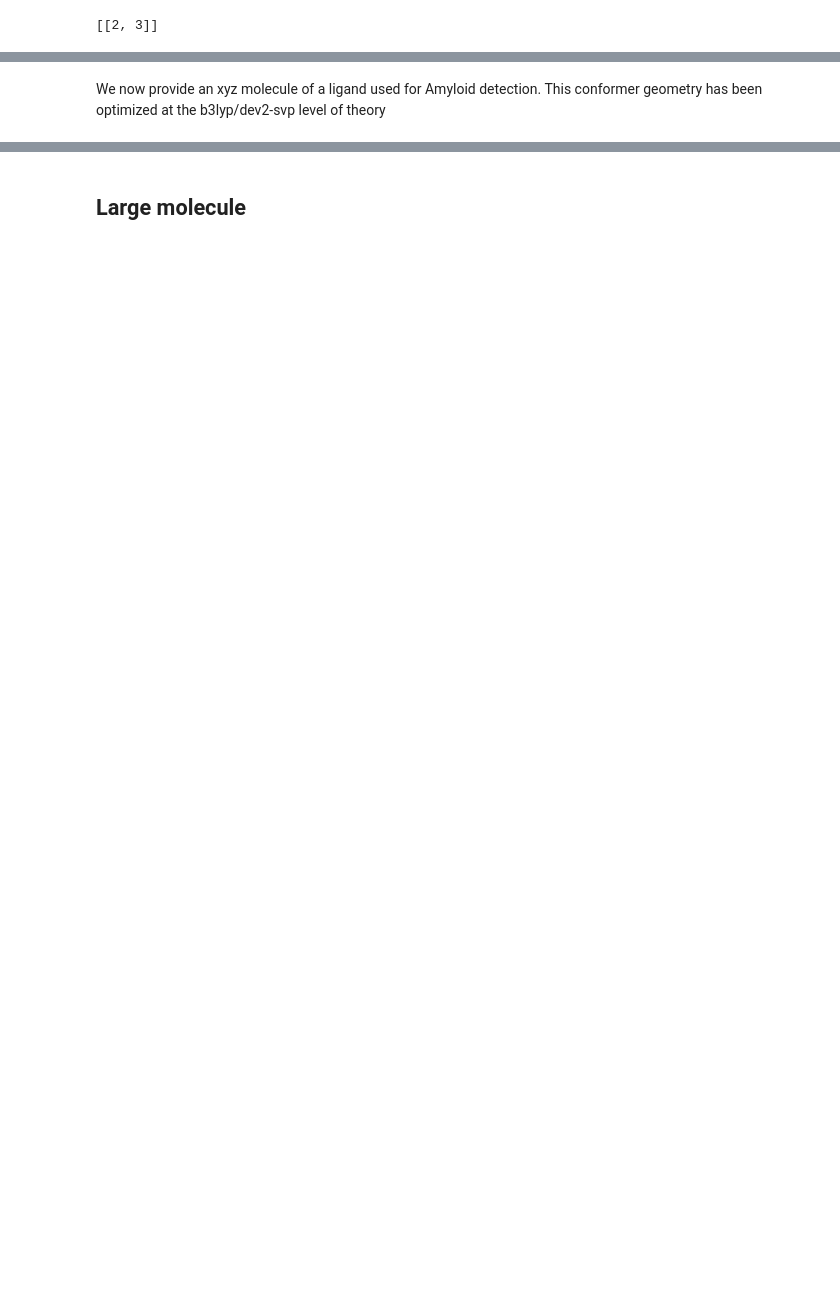
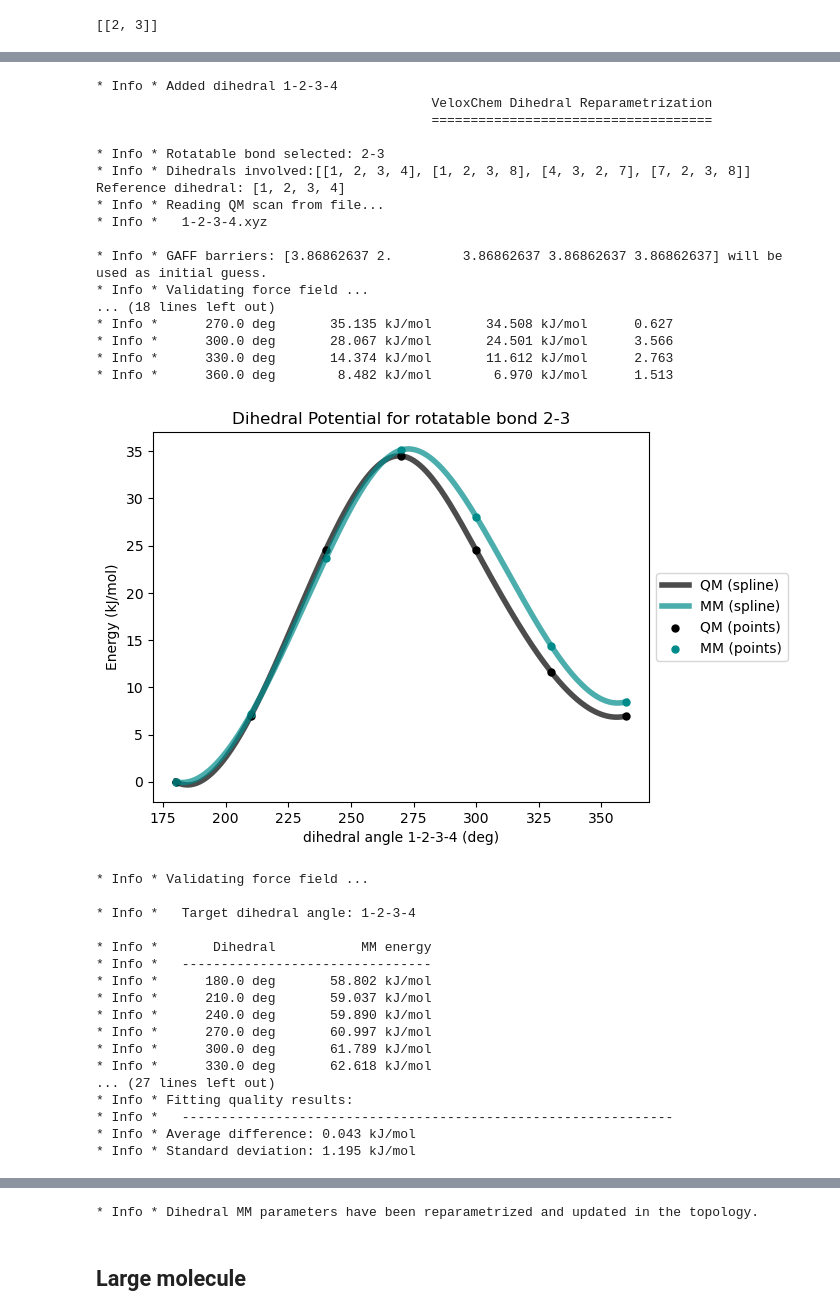
Before and after one commit to VeloxChem/vlx-notebook, a Jupyter notebook: workflow/MM.ipynb, the cells around one changed output, grey strips where cells are left out. Saved outputs shown, nothing was run; the diff lists cells and outputs as text; code cells hidden in the pictures; blank space fills up the shorter version.

```diff
--- a/workflow/MM.ipynb
+++ b/workflow/MM.ipynb
@@ -59,5 +82,39 @@ Constraint: scan dihedral 1 2 3 4 180 360 7
-# %% [markdown]
-We now provide an xyz molecule of a ligand used for Amyloid detection. This conformer geometry has been optimized at the b3lyp/dev2-svp level of theory
 # %%
 ff_gen.add_dihedral([1,2,3,4], 2, 0, 1)
-ff_gen.reparametrize_dihedrals([2,3], scan_file = '1-2-3-4.xyz', fit_extremes = True, visualize=True)
+ff_gen.reparametrize_dihedrals([2,3], scan_file = '1-2-3-4.xyz', fit_extremes = False, visualize=True)
+# %% [output]
+* Info * Added dihedral 1-2-3-4
+                                           VeloxChem Dihedral Reparametrization
+                                           ====================================
+
+* Info * Rotatable bond selected: 2-3
+* Info * Dihedrals involved:[[1, 2, 3, 4], [1, 2, 3, 8], [4, 3, 2, 7], [7, 2, 3, 8]]
+Reference dihedral: [1, 2, 3, 4]
+* Info * Reading QM scan from file...
+* Info *   1-2-3-4.xyz
+
+* Info * GAFF barriers: [3.86862637 2.         3.86862637 3.86862637 3.86862637] will be used as initial guess.
+* Info * Validating force field ...
+... (18 lines left out)
+* Info *      270.0 deg       35.135 kJ/mol       34.508 kJ/mol      0.627
+* Info *      300.0 deg       28.067 kJ/mol       24.501 kJ/mol      3.566
+* Info *      330.0 deg       14.374 kJ/mol       11.612 kJ/mol      2.763
+* Info *      360.0 deg        8.482 kJ/mol        6.970 kJ/mol      1.513
+[figure, added]
+* Info * Validating force field ...
+
+* Info *   Target dihedral angle: 1-2-3-4
+
+* Info *       Dihedral           MM energy
+* Info *   --------------------------------
+* Info *      180.0 deg       58.802 kJ/mol
+* Info *      210.0 deg       59.037 kJ/mol
+* Info *      240.0 deg       59.890 kJ/mol
+* Info *      270.0 deg       60.997 kJ/mol
+* Info *      300.0 deg       61.789 kJ/mol
+* Info *      330.0 deg       62.618 kJ/mol
+... (27 lines left out)
+* Info * Fitting quality results:
+* Info *   ---------------------------------------------------------------
+* Info * Average difference: 0.043 kJ/mol
+* Info * Standard deviation: 1.195 kJ/mol
@@ -64,3 +122,4 @@ ff_gen.reparametrize_dihedrals([2,3], scan_file = '1-2-3-4.xyz', fit_extremes =
+* Info * Dihedral MM parameters have been reparametrized and updated in the topology.
 # %%
 ff_gen.write_openmm_files('acrolein_final', 'MOL')
 ff_gen.write_gromacs_files('acrolein_final', 'MOL')
```
Also changed, not shown: parts of 9 cells of this notebook.
